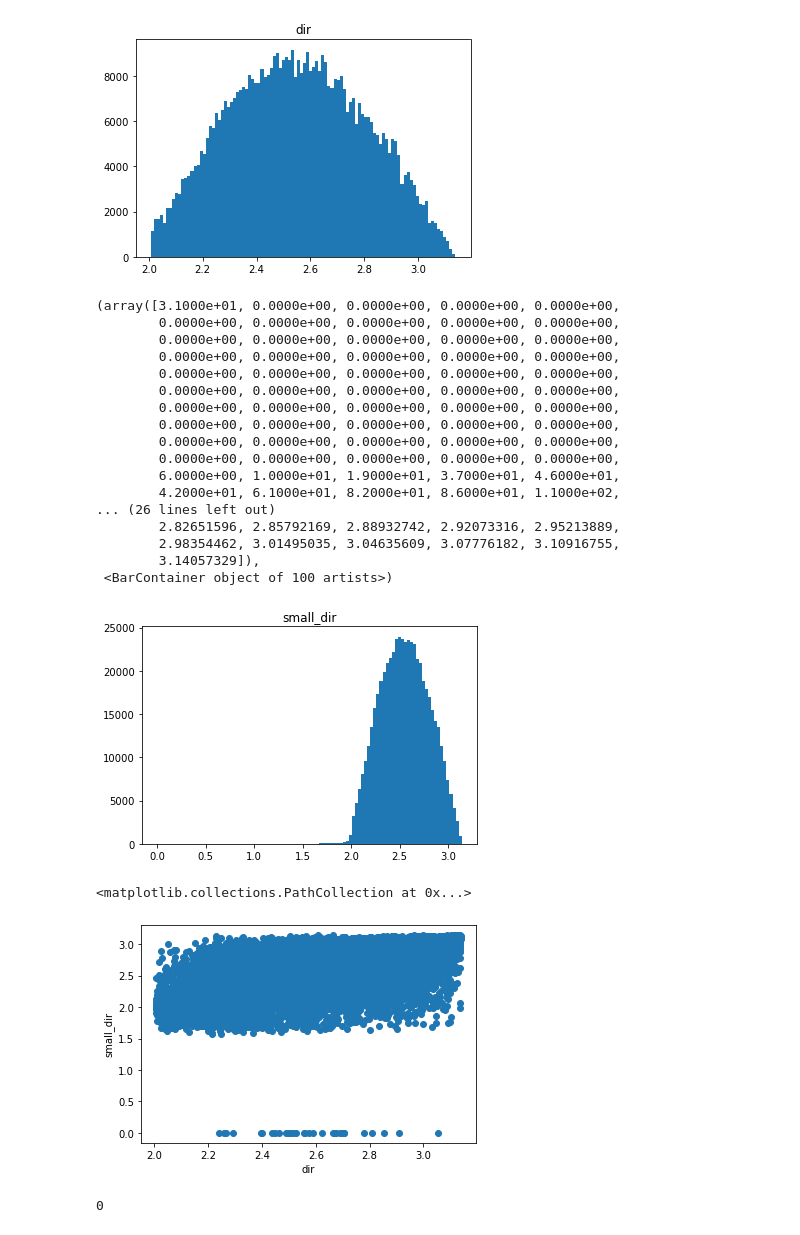
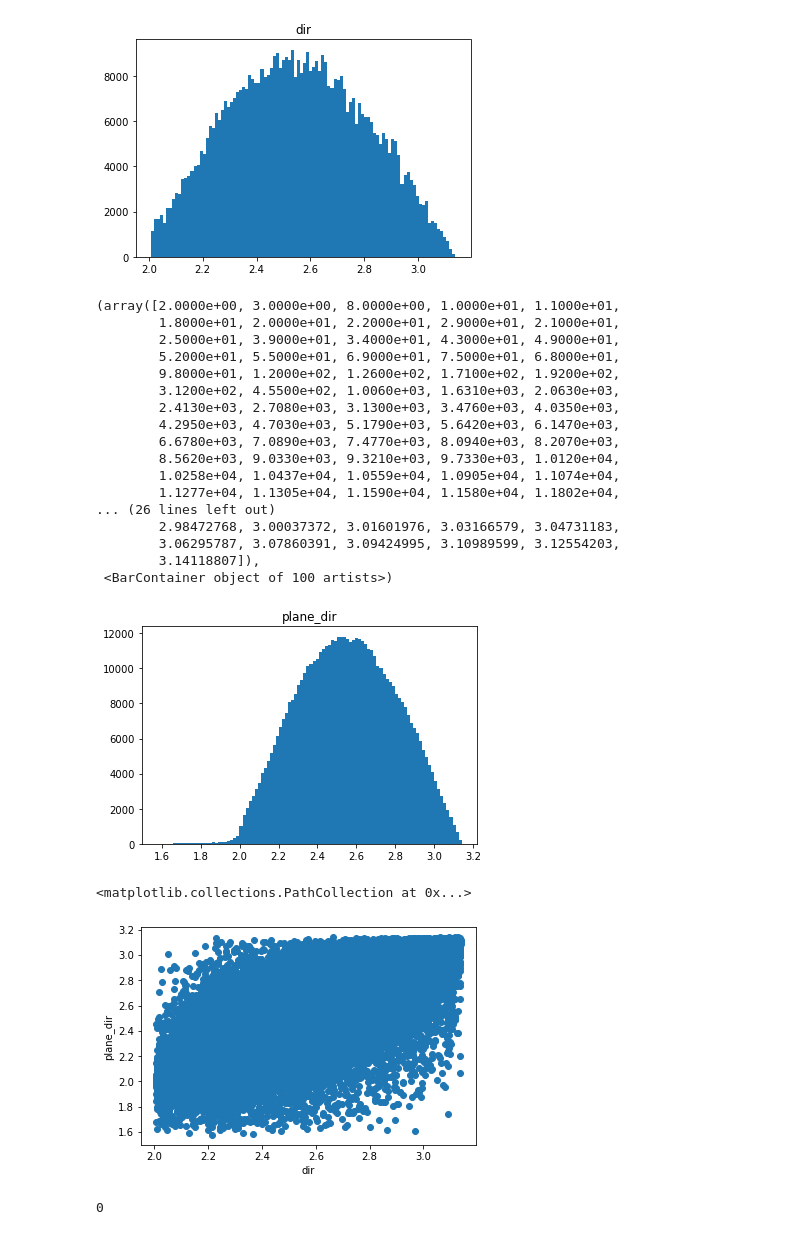
Before and after one commit to fmcnallyi3/icetop-cnn, a Jupyter notebook: sampleAnalysis.ipynb, the cells around one changed output. Cells and saved outputs as stored; diff of their text form; code cells hidden in the pictures.

```diff
--- a/sampleAnalysis.ipynb
+++ b/sampleAnalysis.ipynb
@@ -43,7 +43,7 @@ dict_keys(['comp', 'energy', 'dir', 'plane_dir', 'laputop_dir', 'small_dir'])
 energy = y['energy']
 comp = y['comp']
 theta, phi = y['dir'].transpose().astype('float64')
-th,ph = y['small_dir'].transpose().astype('float64')
+th,ph = y['plane_dir'].transpose().astype('float64')
 nevents = len(energy)
 randSel = np.random.uniform(size=nevents)
 trainCut = randSel < 0.85
@@ -99,34 +99,34 @@ plt.hist(theta,bins=100)
  <BarContainer object of 100 artists>)
 [figure]
 # %%
-plt.title('small_dir')
+plt.title('plane_dir')
 plt.hist(th,bins=100)
 # %% [output]
-(array([3.1000e+01, 0.0000e+00, 0.0000e+00, 0.0000e+00, 0.0000e+00,
-        0.0000e+00, 0.0000e+00, 0.0000e+00, 0.0000e+00, 0.0000e+00,
-        0.0000e+00, 0.0000e+00, 0.0000e+00, 0.0000e+00, 0.0000e+00,
-        0.0000e+00, 0.0000e+00, 0.0000e+00, 0.0000e+00, 0.0000e+00,
-        0.0000e+00, 0.0000e+00, 0.0000e+00, 0.0000e+00, 0.0000e+00,
-        0.0000e+00, 0.0000e+00, 0.0000e+00, 0.0000e+00, 0.0000e+00,
-        0.0000e+00, 0.0000e+00, 0.0000e+00, 0.0000e+00, 0.0000e+00,
-        0.0000e+00, 0.0000e+00, 0.0000e+00, 0.0000e+00, 0.0000e+00,
-        0.0000e+00, 0.0000e+00, 0.0000e+00, 0.0000e+00, 0.0000e+00,
-        0.0000e+00, 0.0000e+00, 0.0000e+00, 0.0000e+00, 0.0000e+00,
-        6.0000e+00, 1.0000e+01, 1.9000e+01, 3.7000e+01, 4.6000e+01,
-        4.2000e+01, 6.1000e+01, 8.2000e+01, 8.6000e+01, 1.1000e+02,
+(array([2.0000e+00, 3.0000e+00, 8.0000e+00, 1.0000e+01, 1.1000e+01,
+        1.8000e+01, 2.0000e+01, 2.2000e+01, 2.9000e+01, 2.1000e+01,
+        2.5000e+01, 3.9000e+01, 3.4000e+01, 4.3000e+01, 4.9000e+01,
+        5.2000e+01, 5.5000e+01, 6.9000e+01, 7.5000e+01, 6.8000e+01,
+        9.8000e+01, 1.2000e+02, 1.2600e+02, 1.7100e+02, 1.9200e+02,
+        3.1200e+02, 4.5500e+02, 1.0060e+03, 1.6310e+03, 2.0630e+03,
+        2.4130e+03, 2.7080e+03, 3.1300e+03, 3.4760e+03, 4.0350e+03,
+        4.2950e+03, 4.7030e+03, 5.1790e+03, 5.6420e+03, 6.1470e+03,
+        6.6780e+03, 7.0890e+03, 7.4770e+03, 8.0940e+03, 8.2070e+03,
+        8.5620e+03, 9.0330e+03, 9.3210e+03, 9.7330e+03, 1.0120e+04,
+        1.0258e+04, 1.0437e+04, 1.0559e+04, 1.0905e+04, 1.1074e+04,
+        1.1277e+04, 1.1305e+04, 1.1590e+04, 1.1580e+04, 1.1802e+04,
 ... (26 lines left out)
-        2.82651596, 2.85792169, 2.88932742, 2.92073316, 2.95213889,
-        2.98354462, 3.01495035, 3.04635609, 3.07776182, 3.10916755,
-        3.14057329]),
+        2.98472768, 3.00037372, 3.01601976, 3.03166579, 3.04731183,
+        3.06295787, 3.07860391, 3.09424995, 3.10989599, 3.12554203,
+        3.14118807]),
  <BarContainer object of 100 artists>)
-[figure, old version]
+[figure, new version]
 # %%
 plt.xlabel('dir')
-plt.ylabel('small_dir')
+plt.ylabel('plane_dir')
 plt.scatter(theta,th)
 # %% [output]
 <matplotlib.collections.PathCollection at 0x...>
-[figure, old version]
+[figure, new version]
 # %%
 np.count_nonzero(th==np.pi)
 # %% [output]
```
Also changed, not shown: parts of 13 cells of this notebook, 25 other files.
